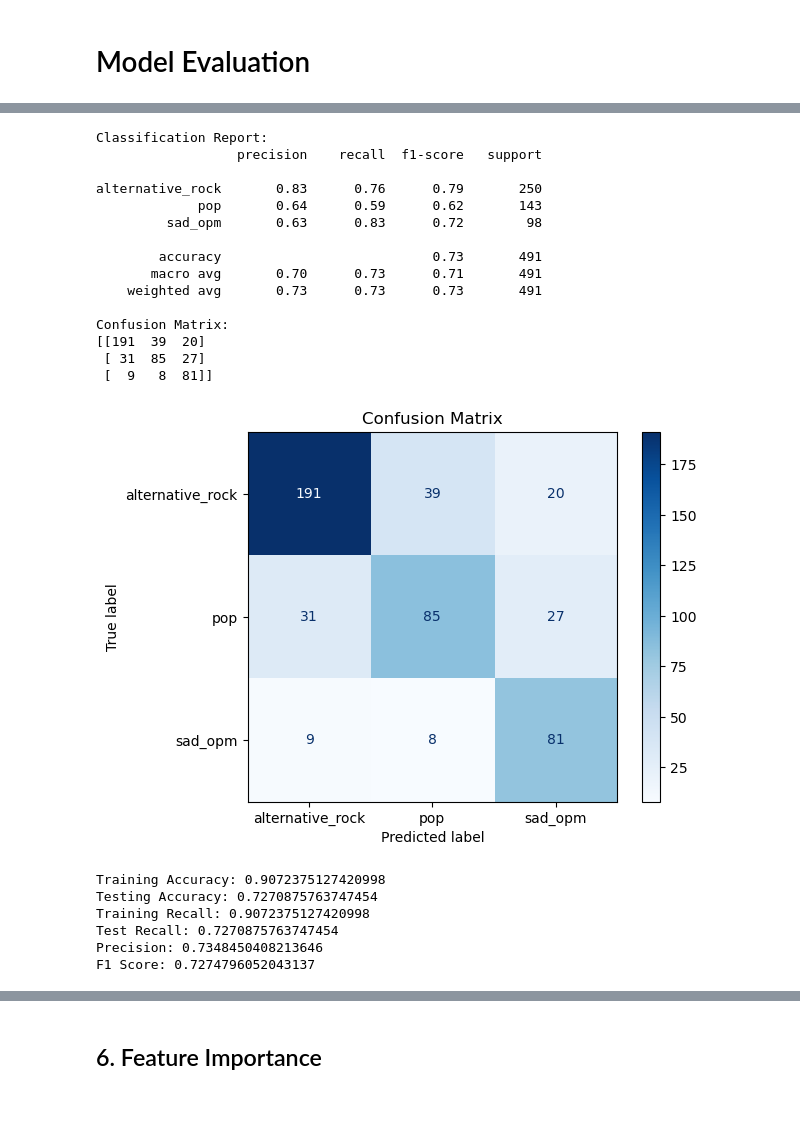
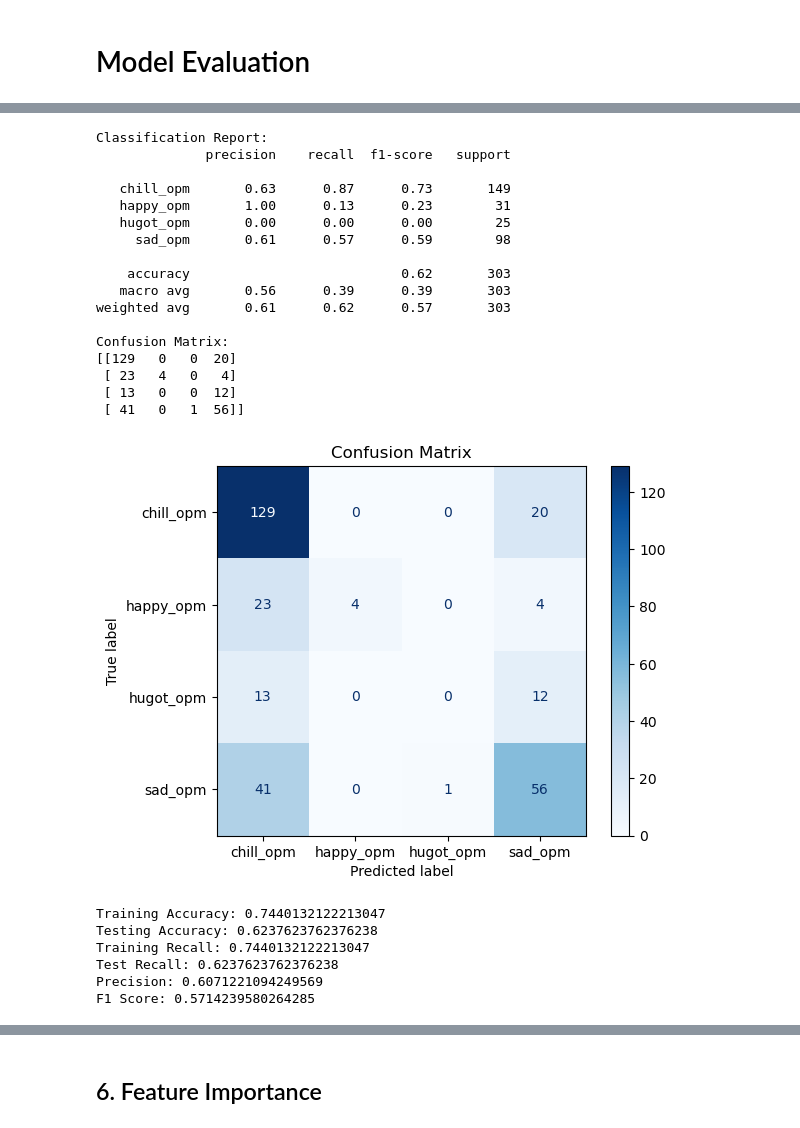
Before and after one commit to jmgang/SpoTwoFy-project-notebooks, a Jupyter notebook: notebooks/3_SpoTwofy_Project_Genre_Track_Classification.ipynb, the cells around one changed output, grey strips where cells are left out. Cells and saved outputs as stored; diff of their text form; code cells hidden in the pictures.

```diff
--- a/notebooks/3_SpoTwofy_Project_Genre_Track_Classification.ipynb
+++ b/notebooks/3_SpoTwofy_Project_Genre_Track_Classification.ipynb
@@ -572,7 +597,7 @@ DIRECTORY = 'https://raw.githubusercontent.com/jmgang/SpoTwoFy-project-notebooks
 # %% [markdown]
 ### 1.1. Set genres for prediction
 # %%
-genre_names = ['alternative_rock', 'sad_opm', 'pop']
+genre_names = ['happy_opm', 'sad_opm', 'chill_opm', 'hugot_opm']
 # genre_names = ["Alternative Rock", "Hip-Hop", 'EDM', 'OPM']
 # %% [markdown]
 ### 1.2. Read and check tracks data for each genre
@@ -1007,10 +1043,10 @@ display(top5_acc)
 # %% [markdown]
 # Hyperparameter Tuning
 # %%
-top_algorithms = ['ExtraTrees', 'Gradient Boosting', 'XGBoost', 'Random Forest']
-params_and_metrics = load_or_run('smotetomek_params_and_metrics_hale.csv',
+top_algorithms = ['Random Forest', 'ExtraTrees', 'LinearSVM', 'PolynomialSVM', 'RadialSVM']
+params_and_metrics = load_or_run('tomeklinks_semantic_opm_params_and_metrics_hale.csv',
                                  tune_top_models, X_trainval, y_trainval, top_algorithms, scorer=make_scorer(accuracy_score),
-                                 sampling_technique=SMOTETomek(random_state=42),
+                                 sampling_technique=TomekLinks(),
                                  n_splits=5).sort_values(by='test_accuracy', ascending=False)
 display(params_and_metrics)
 # %% [output]
@@ -1070,32 +1125,35 @@ OrderedDict([('colsample_bytree', 1.0),
 # %%
-best_params['random_state'] = 42
-best_model = xgb.XGBClassifier(**best_params)
+
+best_model = ExtraTreesClassifier(**best_params)
 
 pipeline, test_accuracy = evaluate_model(best_model, X_trainval, y_trainval, X_holdout, y_holdout, scaler=MinMaxScaler(),
-                            sampling_technique=SMOTE(random_state = 42), features=None,  target_names=genre_lookup.values(), filename='gradientboosting_smote_allfeats_final')
+                            sampling_technique=TomekLinks(), features=None,  target_names=genre_lookup.values(),
+                                         filename='tomeklinks_extratrees_semantic_opm_final')
 # %% [output]
 Classification Report:
-                  precision    recall  f1-score   support
+              precision    recall  f1-score   support
 
-alternative_rock       0.83      0.76      0.79       250
-             pop       0.64      0.59      0.62       143
-         sad_opm       0.63      0.83      0.72        98
+   chill_opm       0.63      0.87      0.73       149
+   happy_opm       1.00      0.13      0.23        31
+   hugot_opm       0.00      0.00      0.00        25
+     sad_opm       0.61      0.57      0.59        98
 
-        accuracy                           0.73       491
-       macro avg       0.70      0.73      0.71       491
-    weighted avg       0.73      0.73      0.73       491
+    accuracy                           0.62       303
+   macro avg       0.56      0.39      0.39       303
+weighted avg       0.61      0.62      0.57       303
 
 Confusion Matrix:
-[[191  39  20]
- [ 31  85  27]
- [  9   8  81]]
+[[129   0   0  20]
+ [ 23   4   0   4]
+ [ 13   0   0  12]
+ [ 41   0   1  56]]
-[figure, old version]
+[figure, new version]
-Training Accuracy: 0.9072375127420998
-Testing Accuracy: 0.7270875763747454
-Training Recall: 0.9072375127420998
-Test Recall: 0.7270875763747454
-Precision: 0.7348450408213646
-F1 Score: 0.7274796052043137
+Training Accuracy: 0.7440132122213047
+Testing Accuracy: 0.6237623762376238
+Training Recall: 0.7440132122213047
+Test Recall: 0.6237623762376238
+Precision: 0.6071221094249569
+F1 Score: 0.5714239580264285
 # %%
 best_model_pipeline = pipeline
 
```
Also changed, not shown: parts of 40 cells of this notebook.
